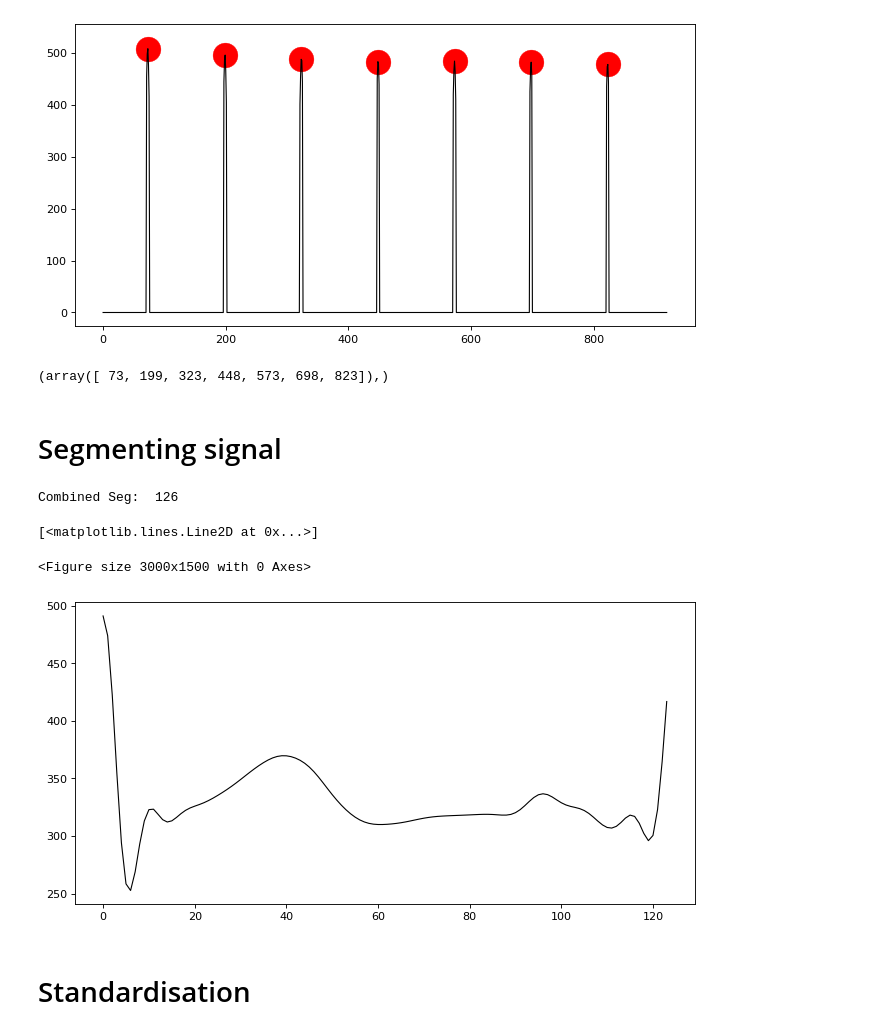
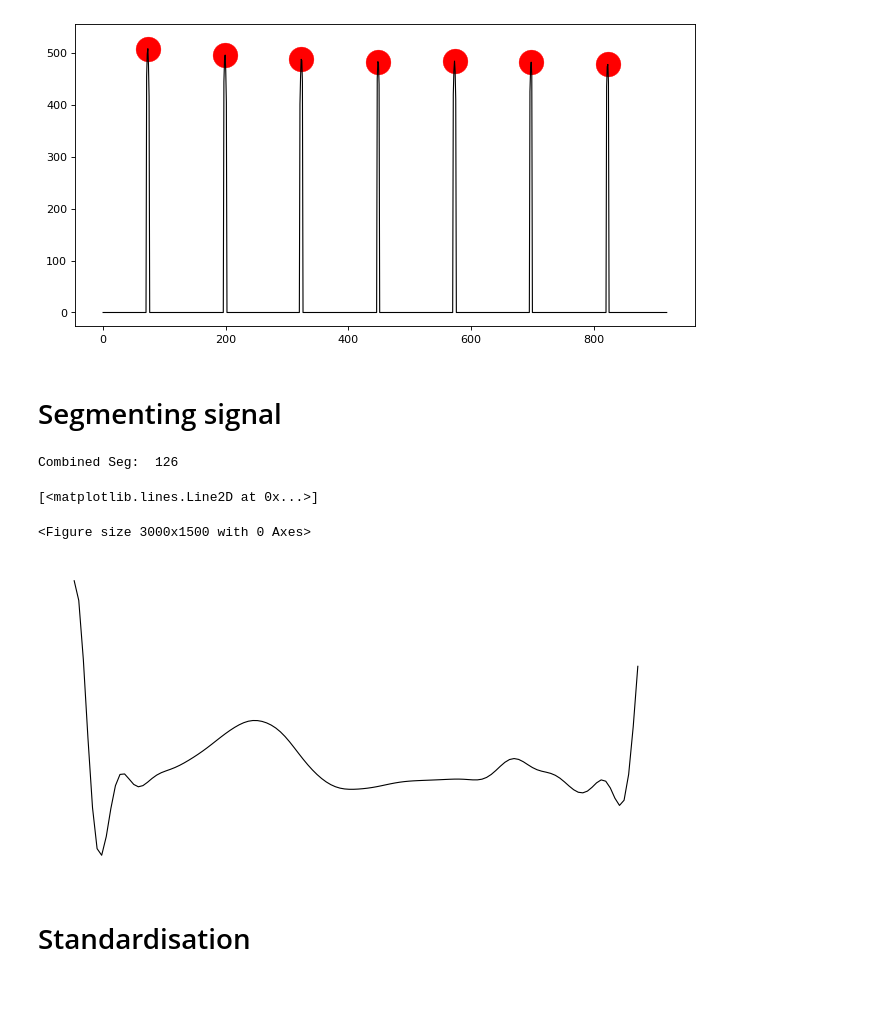
Before and after one commit to Gr-Anderson/FYP, a Jupyter notebook: testing_code/presentation/Project_Presentation.ipynb, the cells around one changed output. Saved outputs shown, nothing was run; the diff lists cells and outputs as text; code cells hidden in the pictures; blank space fills up the shorter version.

```diff
--- a/testing_code/presentation/Project_Presentation.ipynb
+++ b/testing_code/presentation/Project_Presentation.ipynb
@@ -57,9 +57,9 @@ b, a = signal.butter(4, 0.25, analog=False)
 data = pd.read_csv("project_presentation.csv")
 sig = data["voltage"]
 
-sig_ff = signal.filtfilt(b, a, sig)
+filtered_signal = signal.filtfilt(b, a, sig)
 
-plt.plot(sig_ff, color="#000000", linewidth=1)
+plt.plot(filtered_signal, color="#000000", linewidth=1)
 # plt.axis('off')
 
 plt.savefig("project_presentation.png", dpi=150, quality=100, bbox_inches='tight')
@@ -78,7 +80,7 @@ from scipy.signal import argrelextrema
 threshold = 400
 start = 400
 end = -100
-amended_sig = sig_ff[start:end]
+amended_sig = filtered_signal[start:end]
 no_of_rows = amended_sig.shape[0]
 line_numbers = []
 theVoltage = []
@@ -112,8 +114,6 @@ plt.scatter(r_peaks[0],ecg_plot[r_peaks[0]],linewidth=0.3, s=500, c='r')
 [figure]
 # %%
 r_peaks
-# %% [output]
-(array([ 73, 199, 323, 448, 573, 698, 823]),)
 # %% [markdown]
 # Segmenting signal
 # %%
@@ -167,35 +167,35 @@ for i in range (0, 5):
 # -------------- Get mean of segments ----------------
 # ----------------------------------------------------
 
 combined_seg = np.trim_zeros(combined_seg)
 
 
 print ("Combined Seg: ", len(combined_seg))
 
 mean_segment = np.array([])
 
 for k in range (0, smallest_seg):
 #     print(k)
     mean_segment = np.append (mean_segment, combined_seg[k] / 5)
 #     mean_segment.append(combined_seg[k] / 5)
 
 
 plt.figure(num=None, figsize=(10, 5), dpi=80, facecolor="w", edgecolor="k")
-# plt.axis('off')
+plt.axis('off')
 plt.plot(mean_segment, color="#000000", linewidth=1)
 
 
 # plt.plot(extracted_segment)
 # plt.savefig("image_test.png", dpi=150, quality=100, bbox_inches='tight')
 # plt.savefig("combined_test.png", dpi=150, quality=100, bbox_inches='tight')
 
 #     plt.plot(extracted_segment)
 # plt.savefig("segment_test.png", dpi=150, quality=100, bbox_inches='tight')
 # %% [output]
 Combined Seg:  126
 [<matplotlib.lines.Line2D at 0x...>]
 <Figure size 3000x1500 with 0 Axes>
-[figure, old version]
+[figure, new version]
 # %% [markdown]
 # Standardisation
 # %%
```
Also changed, not shown: parts of 11 cells of this notebook, 15 other files.
